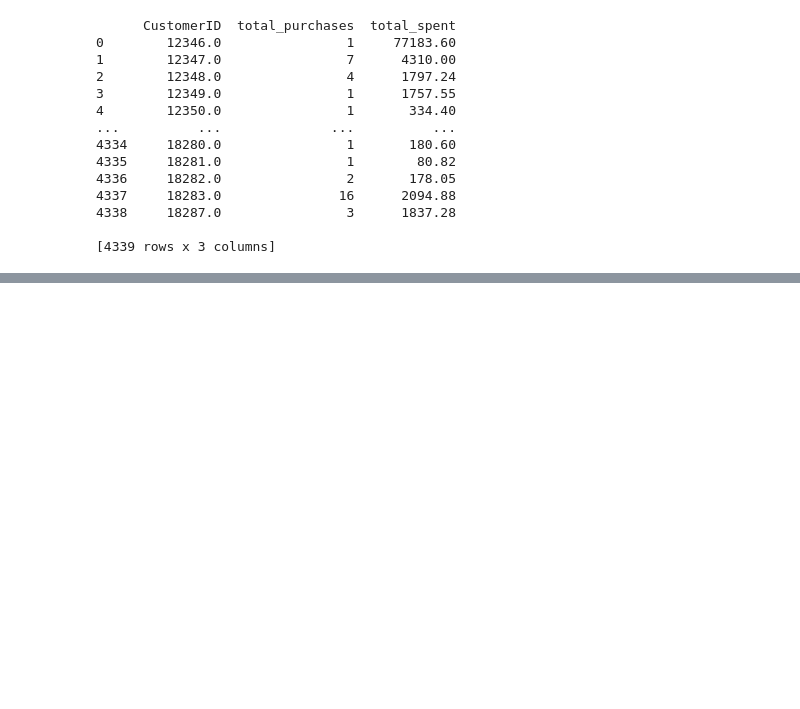
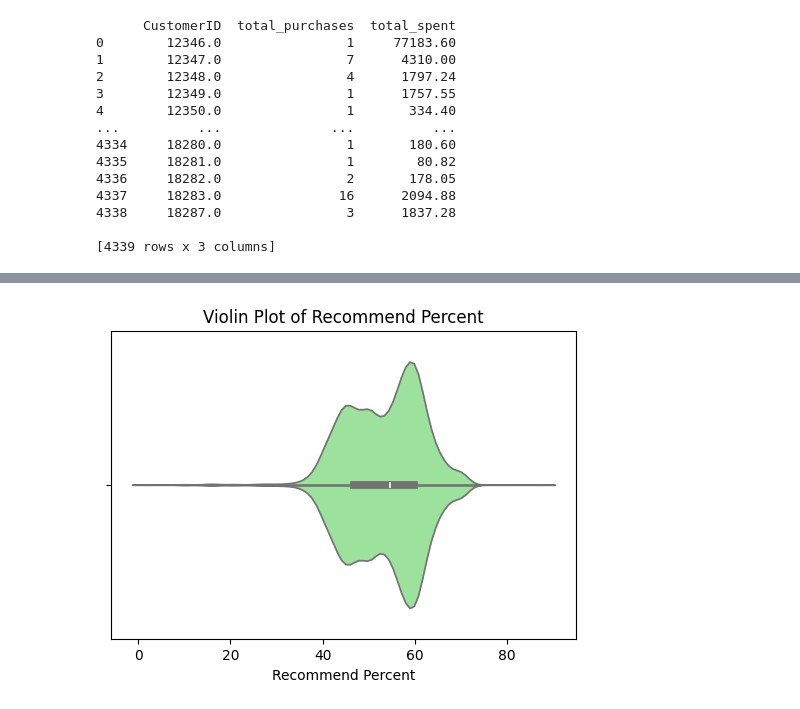
Before and after one commit to UDLHS/Employee-Attrition, a Jupyter notebook: notebooks/model_building.ipynb, the cells around one changed output, grey strips where cells are left out. Cells and saved outputs as stored; diff of their text form; code cells hidden in the pictures; blank space fills up the shorter version.

```diff
--- a/notebooks/model_building.ipynb
+++ b/notebooks/model_building.ipynb
@@ -928,0 +991,8 @@ fullData
+# %%
+plt.figure(figsize=(6,4))
+sns.violinplot(x=copyData['RecommendPercent'], color="lightgreen")
+plt.title("Violin Plot of Recommend Percent")
+plt.xlabel("Recommend Percent")
+plt.show()
+# %% [output]
+[figure, added]
```
Also changed, not shown: parts of 42 cells of this notebook.
